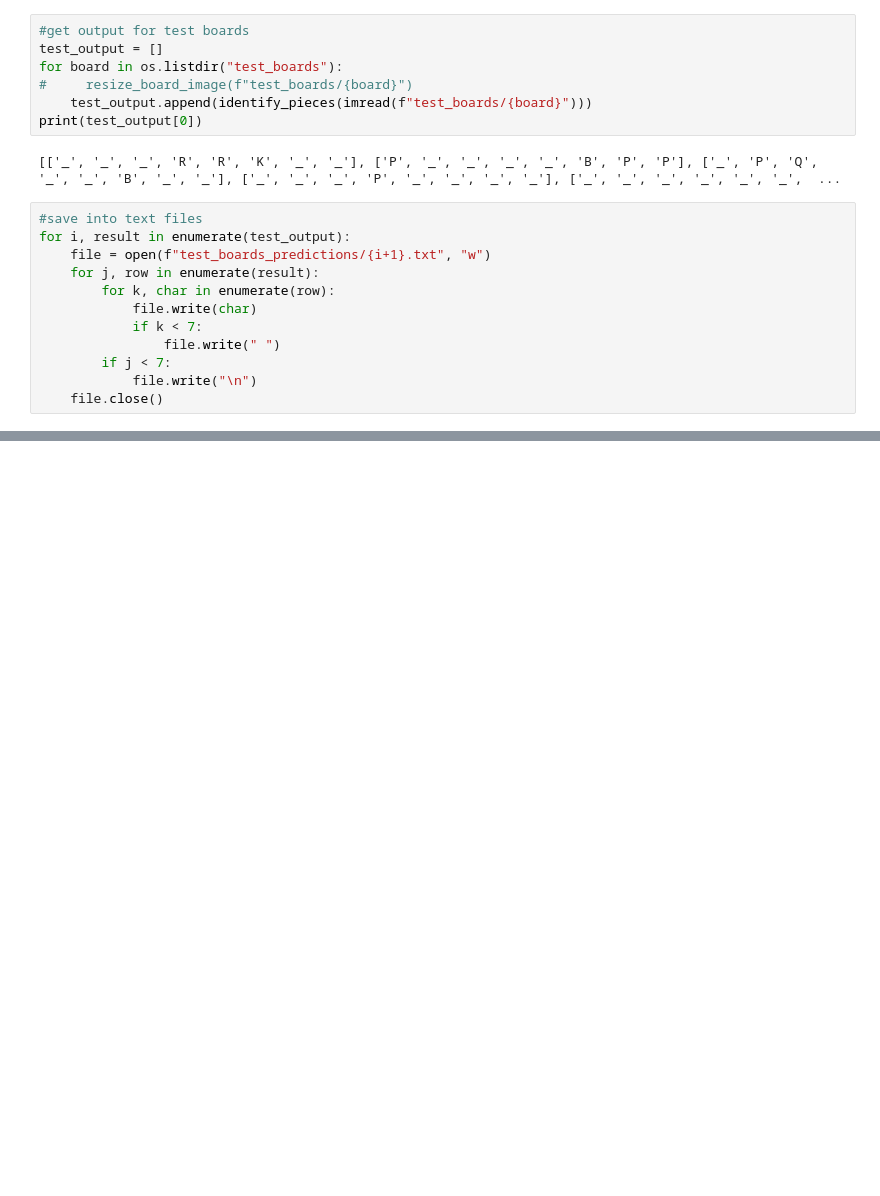
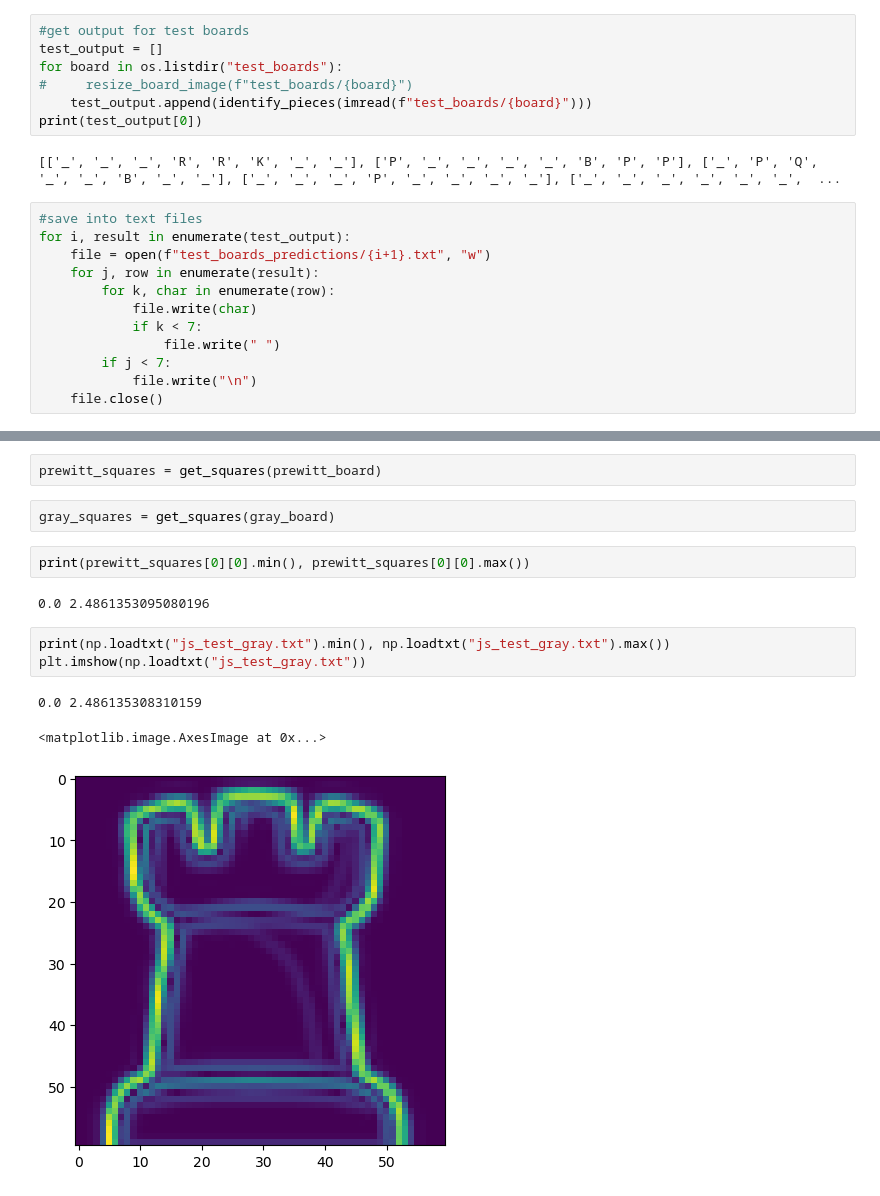
Before and after one commit to JoeErazo/chessboard-analyzer, a Jupyter notebook: analyze_board.ipynb, the cells around one changed output, grey strips where cells are left out. Cells and saved outputs as stored; diff of their text form; blank space fills up the shorter version.

```diff
--- a/analyze_board.ipynb
+++ b/analyze_board.ipynb
@@ -336,0 +355,15 @@ for i, result in enumerate(test_output):
+# %%
+prewitt_squares = get_squares(prewitt_board)
+# %%
+gray_squares = get_squares(gray_board)
+# %%
+print(prewitt_squares[0][0].min(), prewitt_squares[0][0].max())
+# %% [output]
+0.0 2.4861353095080196
+# %%
+print(np.loadtxt("js_test_gray.txt").min(), np.loadtxt("js_test_gray.txt").max())
+plt.imshow(np.loadtxt("js_test_gray.txt"))
+# %% [output]
+0.0 2.486135308310159
+<matplotlib.image.AxesImage at 0x...>
+[figure, added]
```
Also changed, not shown: parts of 16 cells of this notebook.
